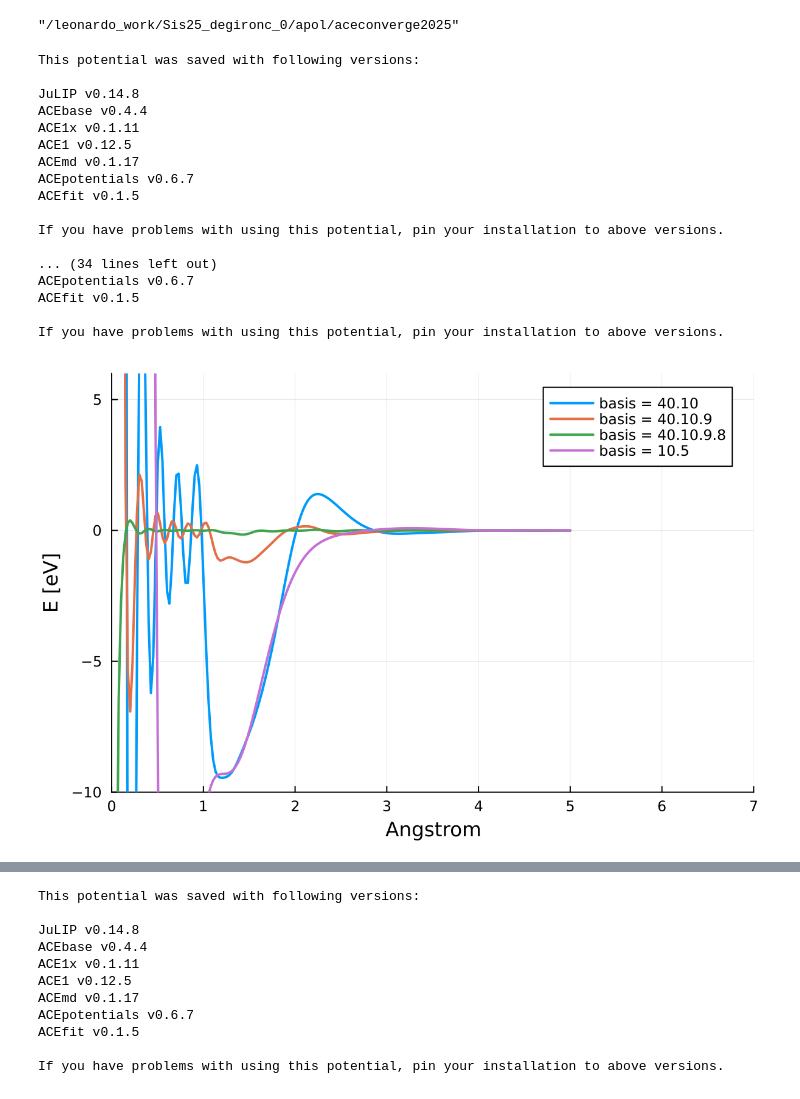
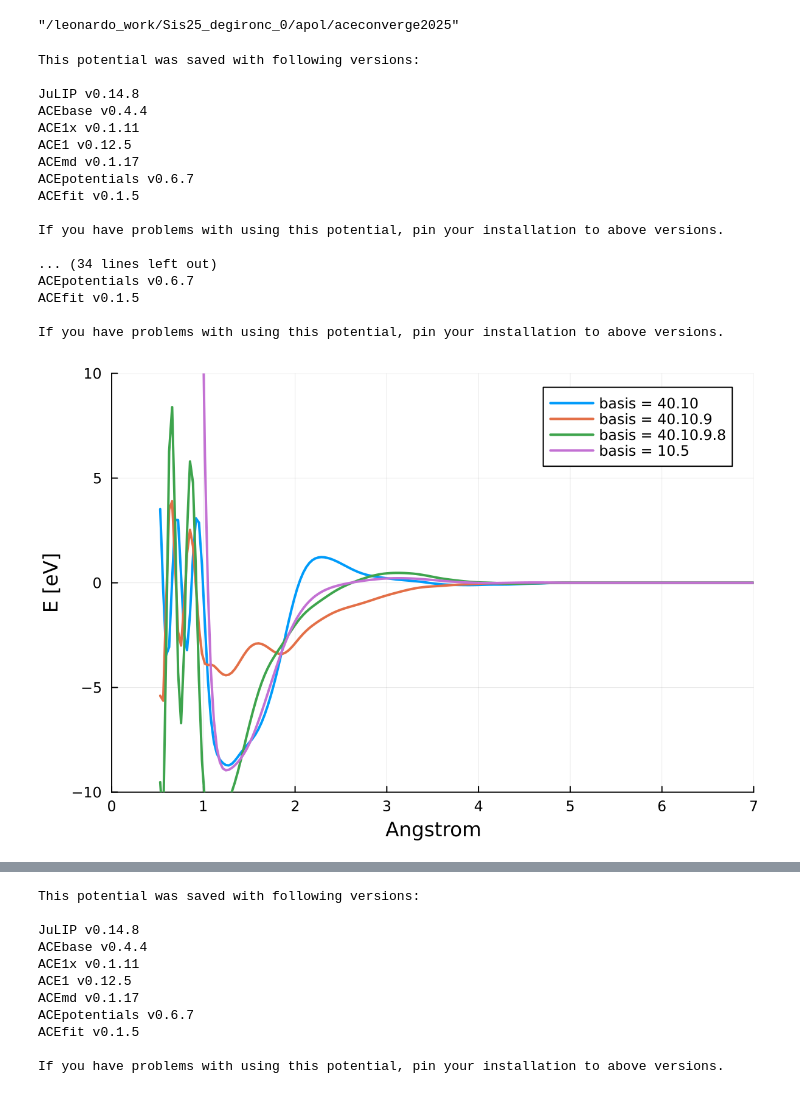
Before and after one commit to apolmiguel/aceconverge2025, a Jupyter notebook: acejulia/julia_scratch.ipynb, the cells around one changed output, grey strips where cells are left out. Cells and saved outputs as stored; diff of their text form; code cells hidden in the pictures.

Commit message:
use BLR instead of LSQR

```diff
--- a/acejulia/julia_scratch.ipynb
+++ b/acejulia/julia_scratch.ipynb
@@ -250,43 +252,46 @@ pwd()
 "/leonardo_work/Sis25_degironc_0/apol/aceconverge2025"
 # %%
 ## Basis check
-basisvals = ["10.5", "40.10", "46.16", "40.10.9", "46.16.12", "40.10.9.8", "46."]
+# basisvals = ["10.5", "40.10", "46.16", "40.10.9", "46.16.12", "46.20.14", "46.24.16", "40.10.9.8", "46.20.14.10"]
+basisvals = ["10.5", "40.10", "40.10.9", "40.10.9.8"]
 pots_bybasis = Dict()
+pots_LSQR = Dict()
 for basis in basisvals
-    pots_bybasis[basis] = load_potential("acejulia/Tr1k_n_purify/$basis/ecost50.0/damp1.0e-8/potential.json");
+    pots_bybasis[basis] = load_potential("acejulia/Tr100_n/$basis/ecost50.0/damp1.0e-8/potential_BLR.json");
+    pots_LSQR[basis] = load_potential("acejulia/Tr100_n/$basis/ecost50.0/damp1.0e-8/potential.json");
 end
 
 plt_dim = plot(
     legend = :topright,
     xlabel = "Angstrom", ylabel = "E [eV]",
-    xlims = (0, 7), ylims = (-10, 6),
+    xlims = (0, 7), ylims = (-10, 10),
     dpi=200)
 
 for (basis, pot) in pots_bybasis
-    D = ACEpotentials.dimers(pots_bybasis[basis], [:C,])
+    D = ACEpotentials.dimers(pots_bybasis[basis], [:C,],rr = range(0.529177, 7.0, length=200))
     plot!(plt_dim, D[(:C,:C)]..., lw=2, label = "basis = $basis")
 end
 
 plt_dim
 # %% [output]
 This potential was saved with following versions:
 
 JuLIP v0.14.8
 ACEbase v0.4.4
 ACE1x v0.1.11
 ACE1 v0.12.5
 ACEmd v0.1.17
 ACEpotentials v0.6.7
 ACEfit v0.1.5
 
 If you have problems with using this potential, pin your installation to above versions.
 
 ... (34 lines left out)
 ACEpotentials v0.6.7
 ACEfit v0.1.5
 
 If you have problems with using this potential, pin your installation to above versions.
-[figure, old version]
+[figure, new version]
 # %%
 ## Tolerance check
 dampvals = ["1.0e-15", "1.0e-9", "5.0e-9", "1.0e-8"]
```
Also changed, not shown: parts of 2 cells of this notebook, 32 other files.
